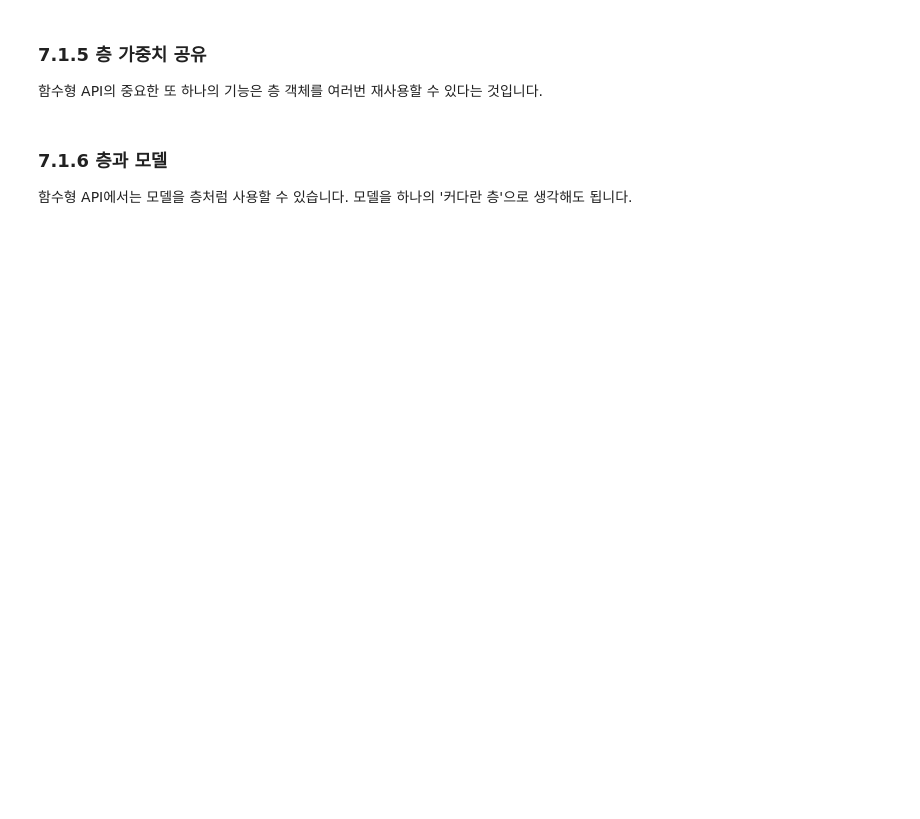
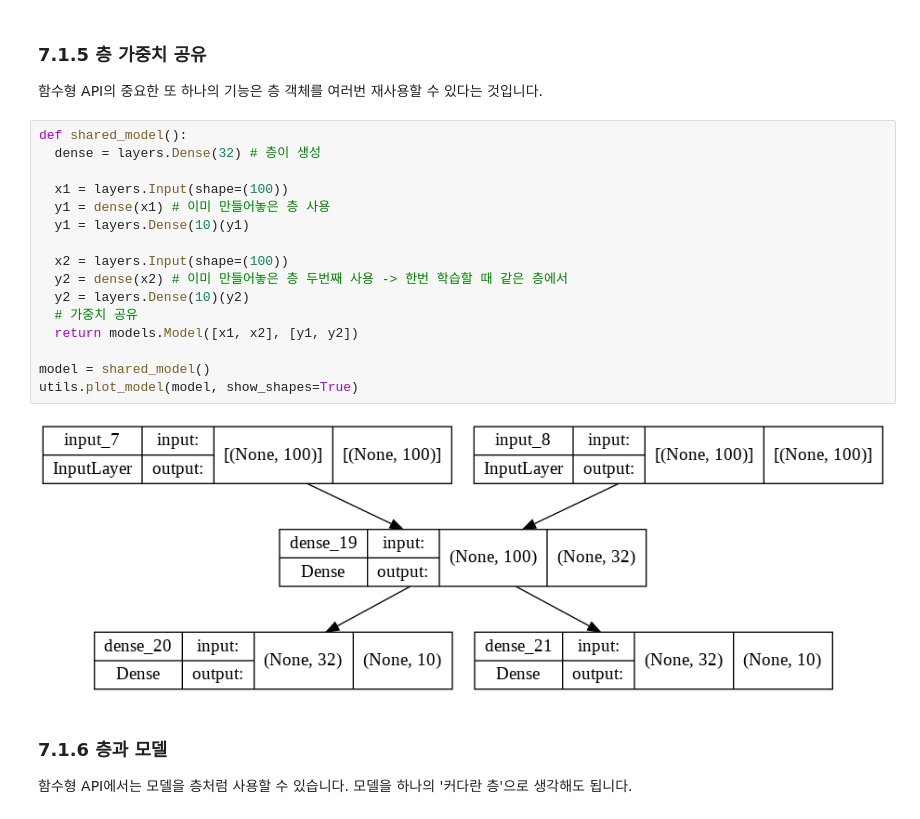
Before and after one commit to yebiny/SkillTreePython-DeepLearning, a Jupyter notebook: 02.케라스_창시자에게_배우는_딥러닝/해설/7_1_Advanced_tools_for_deep_learning.ipynb, the cells around one changed output. Drawn from its saved outputs; the diff is of its cells as text; blank space fills up the shorter version.

```diff
--- a/02.케라스_창시자에게_배우는_딥러닝/해설/7_1_Advanced_tools_for_deep_learning.ipynb
+++ b/02.케라스_창시자에게_배우는_딥러닝/해설/7_1_Advanced_tools_for_deep_learning.ipynb
@@ -211,6 +230,24 @@ def InceptionModule(x):
 ### 7.1.5 층 가중치 공유
 
 함수형 API의 중요한 또 하나의 기능은 층 객체를 여러번 재사용할 수 있다는 것입니다.
+# %%
+def shared_model():
+  dense = layers.Dense(32) # 층이 생성
+
+  x1 = layers.Input(shape=(100))
+  y1 = dense(x1) # 이미 만들어놓은 층 사용
+  y1 = layers.Dense(10)(y1)
+
+  x2 = layers.Input(shape=(100))
+  y2 = dense(x2) # 이미 만들어놓은 층 두번째 사용 -> 한번 학습할 때 같은 층에서
+  y2 = layers.Dense(10)(y2)
+  # 가중치 공유
+  return models.Model([x1, x2], [y1, y2])
+
+model = shared_model()
+utils.plot_model(model, show_shapes=True)
+# %% [output]
+[figure, added]
 # %% [markdown]
 ### 7.1.6 층과 모델
 
```
Also changed, not shown: parts of 5 cells of this notebook.
